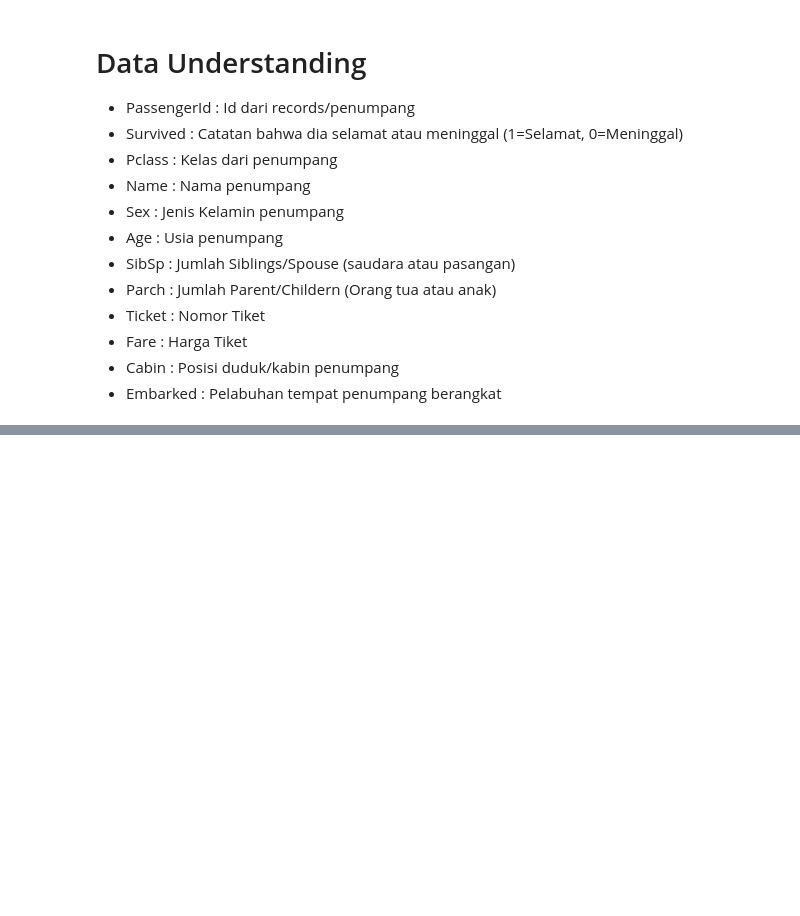
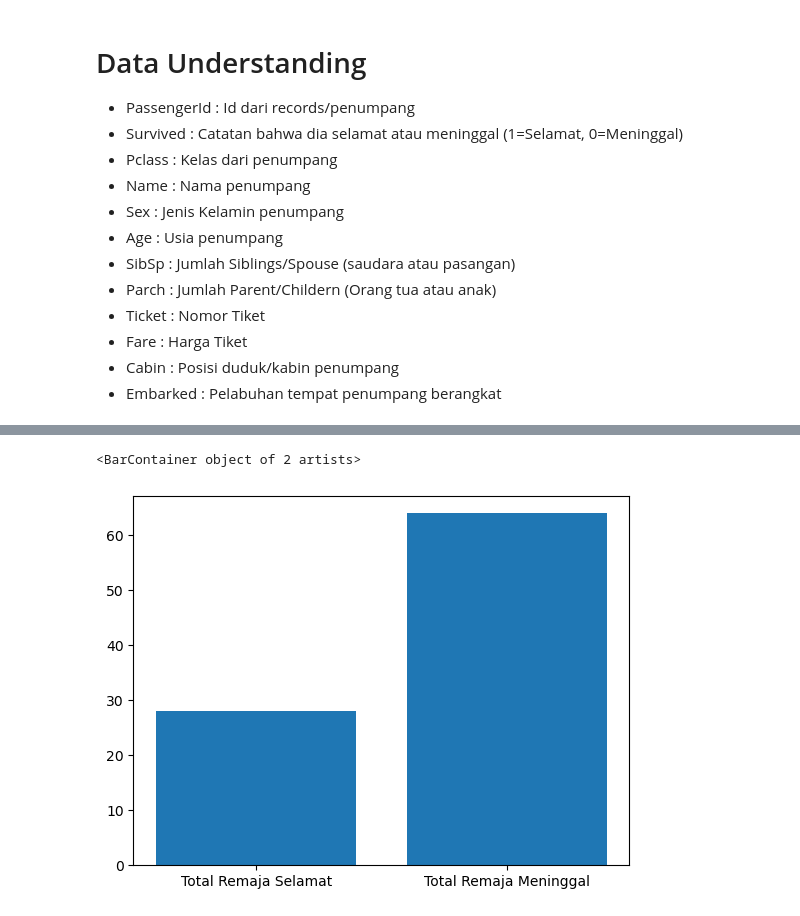
Before and after one commit to yusnarsetiyadi/Mini_Project_Data_Science, a Jupyter notebook: titanic.ipynb, the cells around one changed output, grey strips where cells are left out. Cells and saved outputs as stored; diff of their text form; code cells hidden in the pictures; blank space fills up the shorter version.

```diff
--- a/titanic.ipynb
+++ b/titanic.ipynb
@@ -75,0 +323,4 @@ data.describe()
+# %%
+# Comparison Data Remaja
+remajaselamat=DataSurvivedByAge['Total Remaja Selamat']
+remajameninggal=DataSurvivedByAge['Total Remaja Meninggal']
@@ -75,0 +517,5 @@ data.describe()
+# %%
+plt.bar(['Total Remaja Selamat','Total Remaja Meninggal'],[int(remajaselamat),int(remajameninggal)])
+# %% [output]
+<BarContainer object of 2 artists>
+[figure, added]
```
Also changed, not shown: parts of 57 cells of this notebook, 1 other file.
